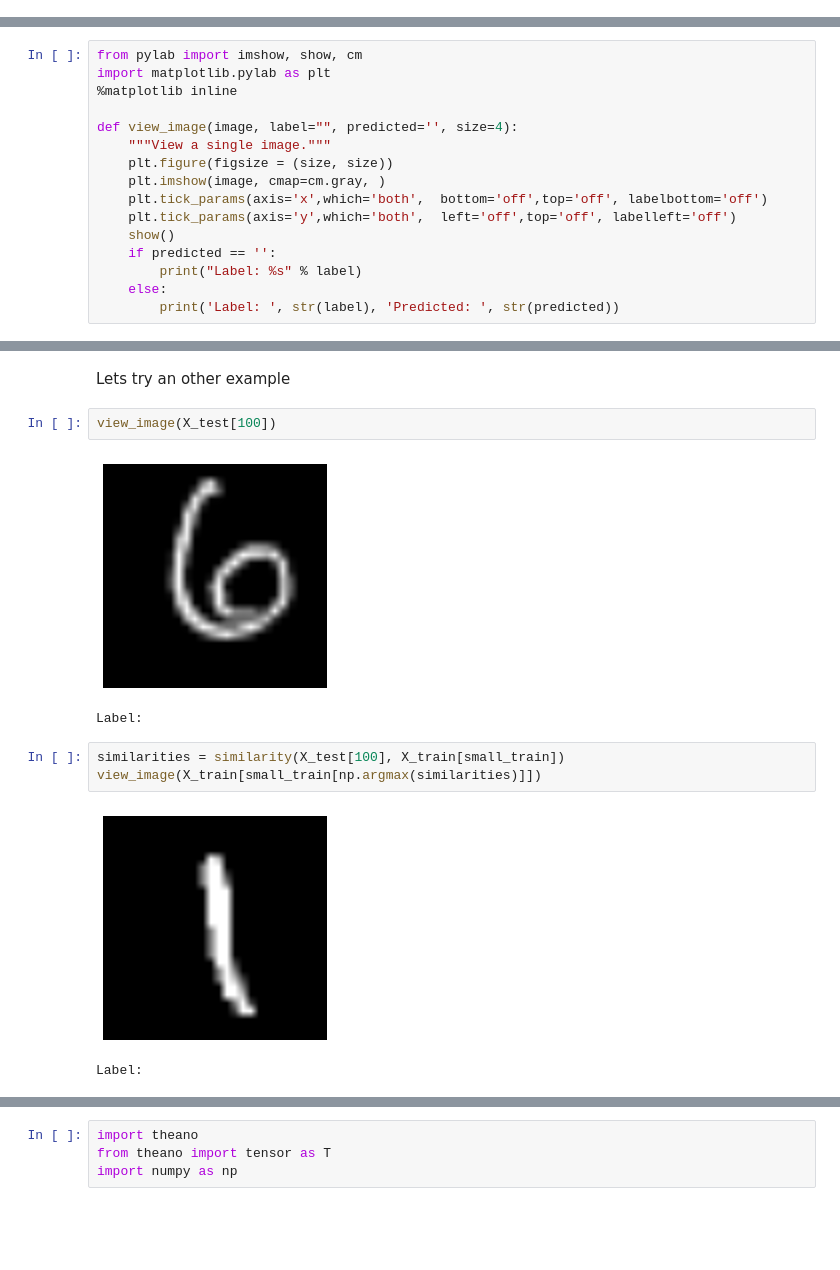
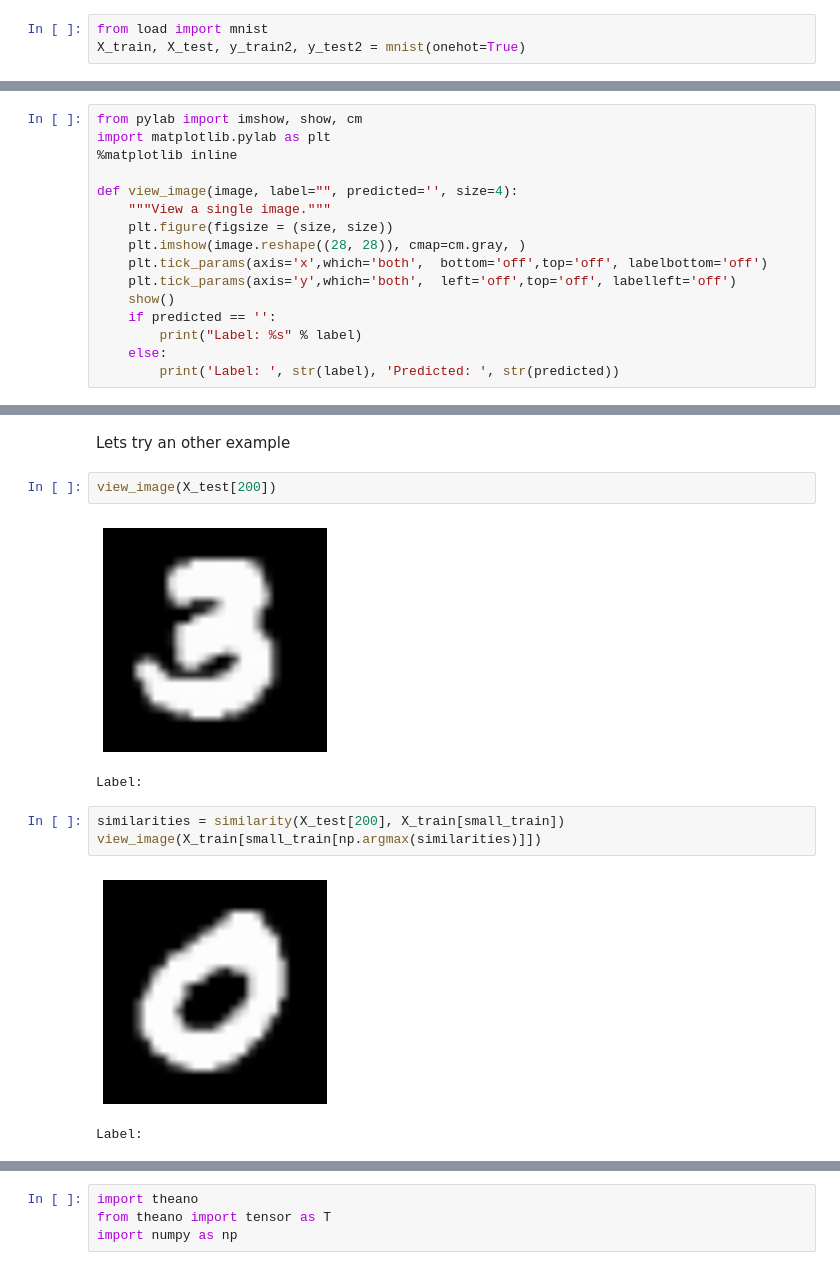
Before and after one commit to albahnsen/PracticalMachineLearningClass, a Jupyter notebook: notebooks/21_Intro_DeepLearning.ipynb, the cells around one changed output, grey strips where cells are left out. Saved outputs shown, nothing was run; the diff lists cells and outputs as text; blank space fills up the shorter version.

```diff
--- a/notebooks/21_Intro_DeepLearning.ipynb
+++ b/notebooks/21_Intro_DeepLearning.ipynb
@@ -123,0 +30,3 @@ y_test = y_test.flatten()
+# %%
+from load import mnist
+X_train, X_test, y_train2, y_test2 = mnist(onehot=True)
@@ -129,7 +61,7 @@ import matplotlib.pylab as plt
 def view_image(image, label="", predicted='', size=4):
     """View a single image."""
     plt.figure(figsize = (size, size))
-    plt.imshow(image, cmap=cm.gray, )
+    plt.imshow(image.reshape((28, 28)), cmap=cm.gray, )
     plt.tick_params(axis='x',which='both',  bottom='off',top='off', labelbottom='off')
     plt.tick_params(axis='y',which='both',  left='off',top='off', labelleft='off')
     show()
@@ -178,15 +112,15 @@ Label:
 # %% [markdown]
 Lets try an other example
 # %%
-view_image(X_test[100])
+view_image(X_test[200])
 # %% [output]
-[figure, old version]
+[figure, new version]
 Label:
 # %%
-similarities = similarity(X_test[100], X_train[small_train])
+similarities = similarity(X_test[200], X_train[small_train])
 view_image(X_train[small_train[np.argmax(similarities)]])
 # %% [output]
-[figure, old version]
+[figure, new version]
 Label:
 # %% [markdown]
 # Logistic Regression
```
Also changed, not shown: parts of 43 cells of this notebook, 10 other files.
